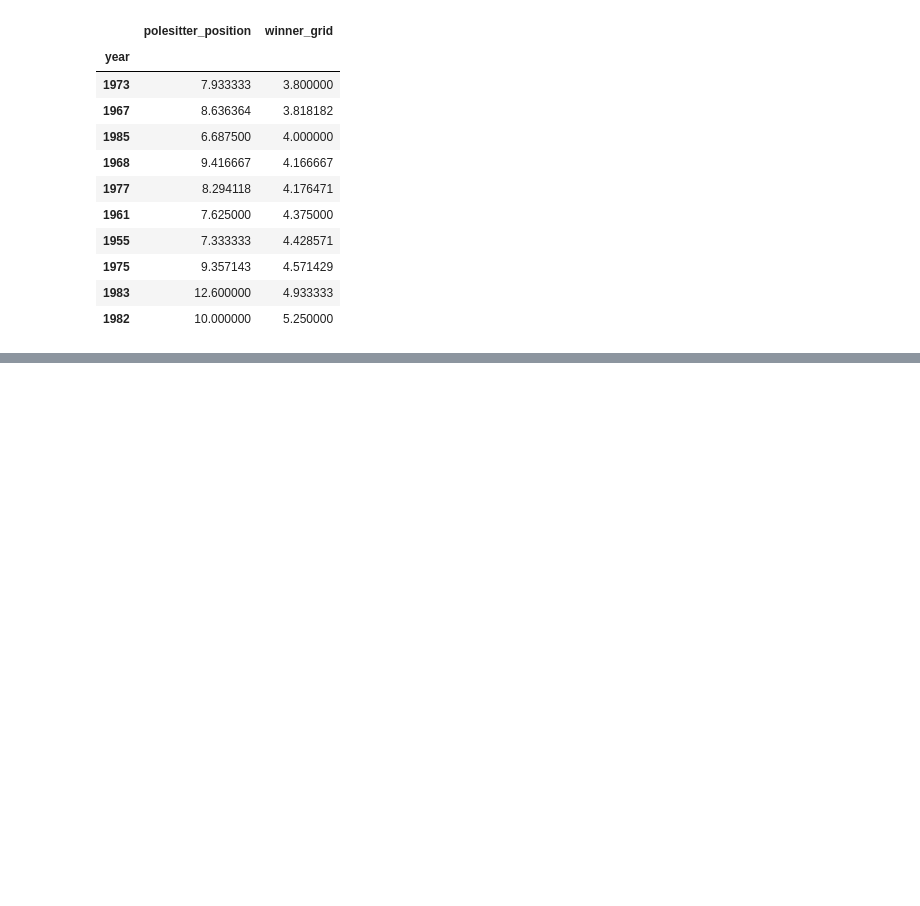
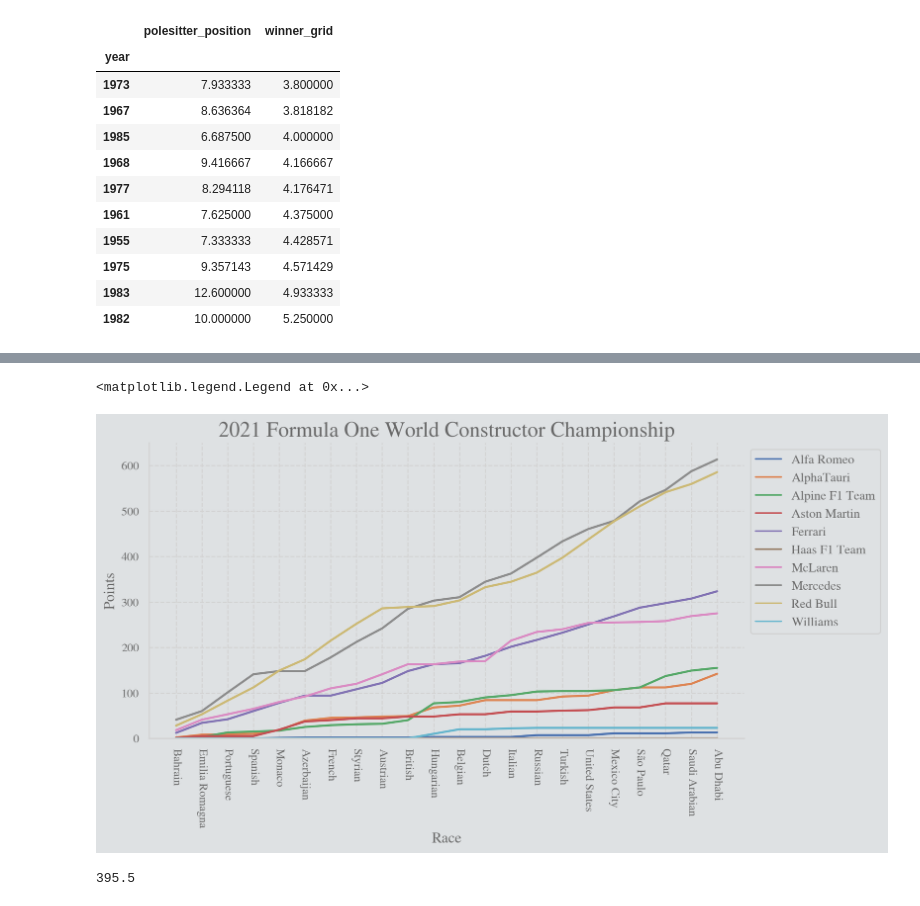
Before and after one commit to kztrp/MotorsportStats, a Jupyter notebook: F1Analyst.ipynb, the cells around one changed output, grey strips where cells are left out. Saved outputs shown, nothing was run; the diff lists cells and outputs as text; code cells hidden in the pictures; blank space fills up the shorter version.

```diff
--- a/F1Analyst.ipynb
+++ b/F1Analyst.ipynb
@@ -202,0 +230,27 @@ pole_and_winners_df.sort_values('winner_grid').tail(10)
+# %%
+year = 2021
+
+style_plots()
+
+plt.figure(figsize=(10,5),dpi=200)
+
+constructor_standings_df = constuctor_standings.merge(constructors[['constructorId', 'name']], how='inner', on='constructorId').drop('constructorId', axis=1).rename({'name':'constructor'}, axis=1)\
+    .merge(races[['raceId', 'date', 'year', 'name']], on='raceId', how='inner').drop('raceId', axis=1).rename({'name': 'race_name'}, axis=1).sort_values(by=['date', 'constructor'])
+constructor_standings_df = constructor_standings_df[constructor_standings_df['year'] == year]
+
+constructor_standings_df['race_name'] = constructor_standings_df['race_name'].str.split().str[:-2].str.join(' ')
+plt.xticks(rotation=270)
+ax = sns.lineplot(data=constructor_standings_df, x='race_name', y='points', hue='constructor', palette='deep', linewidth=2)
+ax.set_axisbelow(True)
+plt.ylim(0, ceil(constructor_standings_df['points'].max()/50)*50)
+plt.title(f'{year} Formula One World Constructor Championship')
+plt.xlabel('Race')
+plt.ylabel('Points')
+plt.legend(bbox_to_anchor=(1, 1.0), loc=2, prop={'size':12})
+# %% [output]
+<matplotlib.legend.Legend at 0x...>
+[figure, added]
+# %%
+constructor_results
+# %% [output]
+395.5
```
Also changed, not shown: parts of 5 cells of this notebook, 9 other files.
